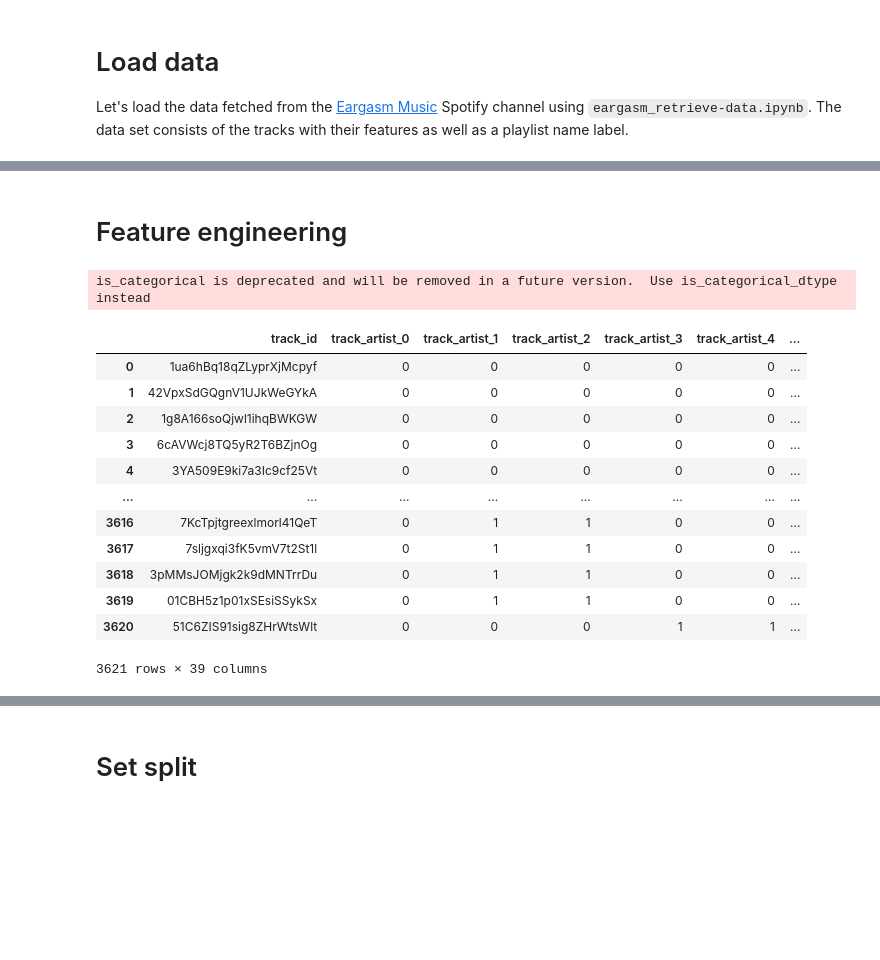
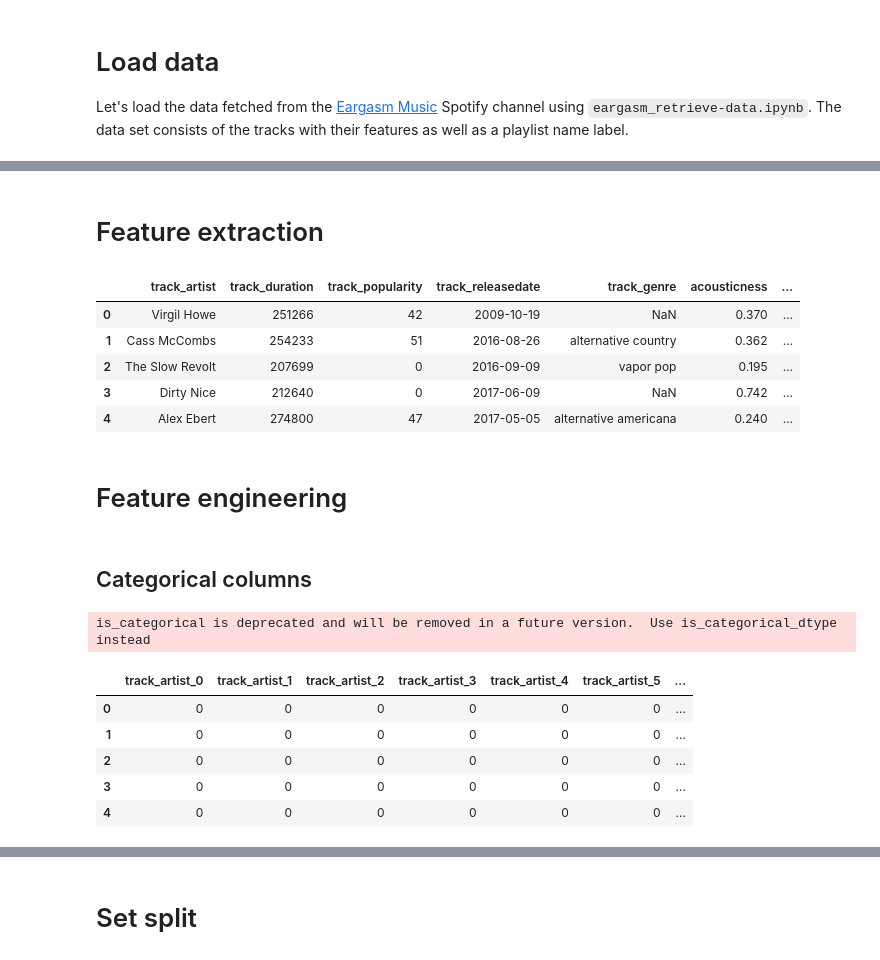
Before and after one commit to adamsiemaszkiewicz/eargasm-music, a Jupyter notebook: eargasm_Classification.ipynb, the cells around one changed output, grey strips where cells are left out. Drawn from its saved outputs; the diff is of its cells as text; code cells hidden in the pictures; blank space fills up the shorter version.

```diff
--- a/eargasm_Classification.ipynb
+++ b/eargasm_Classification.ipynb
@@ -89,3 +85,5 @@ final_df.head()
 | 2 | 1g8A166soQjwl1ihqBWKGW | The Slow Revolt | 7cfCmW2AFiMNdpJdY0vJsr | Lean | 207699 | 0 | ... |
 | 3 | 6cAVWcj8TQ5yR2T6BZjnOg | Dirty Nice | 4MGA6AM4iZ2HYc6b77og9g | Zero Summer | 212640 | 0 | ... |
 | 4 | 3YA509E9ki7a3Ic9cf25Vt | Alex Ebert | 1me05HW5s7TShHra5nN7uE | Broken Record | 274800 | 47 | ... |
+# %% [markdown]
+# Feature extraction
@@ -92,24 +115,28 @@ final_df.head()
+# %%
+X.head()
+# %% [output]
+|  | track_artist | track_duration | track_popularity | track_releasedate | track_genre | acousticness | ... |
+| 0 | Virgil Howe | 251266 | 42 | 2009-10-19 | NaN | 0.370 | ... |
+| 1 | Cass McCombs | 254233 | 51 | 2016-08-26 | alternative country | 0.362 | ... |
+| 2 | The Slow Revolt | 207699 | 0 | 2016-09-09 | vapor pop | 0.195 | ... |
+| 3 | Dirty Nice | 212640 | 0 | 2017-06-09 | NaN | 0.742 | ... |
+| 4 | Alex Ebert | 274800 | 47 | 2017-05-05 | alternative americana | 0.240 | ... |
 # %% [markdown]
 # Feature engineering
+# %% [markdown]
+## Categorical columns
 # %%
-df_copy = final_df.copy()
+X_encoded = X.copy()
 
-encoder = ce.BinaryEncoder(cols=['track_artist'])
-df_binary = encoder.fit_transform(df_copy)
+encoder = ce.BinaryEncoder(cols=['track_artist', 'track_genre'])
+X_encoded = encoder.fit_transform(X_encoded)
 
-df_binary
+X_encoded.head()
 # %% [output]
 is_categorical is deprecated and will be removed in a future version.  Use is_categorical_dtype instead
-|  | track_id | track_artist_0 | track_artist_1 | track_artist_2 | track_artist_3 | track_artist_4 | ... |
-| 0 | 1ua6hBq18qZLyprXjMcpyf | 0 | 0 | 0 | 0 | 0 | ... |
-| 1 | 42VpxSdGQgnV1UJkWeGYkA | 0 | 0 | 0 | 0 | 0 | ... |
-| 2 | 1g8A166soQjwl1ihqBWKGW | 0 | 0 | 0 | 0 | 0 | ... |
-| 3 | 6cAVWcj8TQ5yR2T6BZjnOg | 0 | 0 | 0 | 0 | 0 | ... |
-| 4 | 3YA509E9ki7a3Ic9cf25Vt | 0 | 0 | 0 | 0 | 0 | ... |
-| ... | ... | ... | ... | ... | ... | ... | ... |
-| 3616 | 7KcTpjtgreexlmorl41QeT | 0 | 1 | 1 | 0 | 0 | ... |
-| 3617 | 7sljgxqi3fK5vmV7t2St1l | 0 | 1 | 1 | 0 | 0 | ... |
-| 3618 | 3pMMsJOMjgk2k9dMNTrrDu | 0 | 1 | 1 | 0 | 0 | ... |
-| 3619 | 01CBH5z1p01xSEsiSSykSx | 0 | 1 | 1 | 0 | 0 | ... |
-| 3620 | 51C6ZIS91sig8ZHrWtsWlt | 0 | 0 | 0 | 1 | 1 | ... |
+|  | track_artist_0 | track_artist_1 | track_artist_2 | track_artist_3 | track_artist_4 | track_artist_5 | ... |
+| 0 | 0 | 0 | 0 | 0 | 0 | 0 | ... |
+| 1 | 0 | 0 | 0 | 0 | 0 | 0 | ... |
+| 2 | 0 | 0 | 0 | 0 | 0 | 0 | ... |
+| 3 | 0 | 0 | 0 | 0 | 0 | 0 | ... |
+| 4 | 0 | 0 | 0 | 0 | 0 | 0 | ... |
-3621 rows × 39 columns
```
Also changed, not shown: parts of 16 cells of this notebook.
